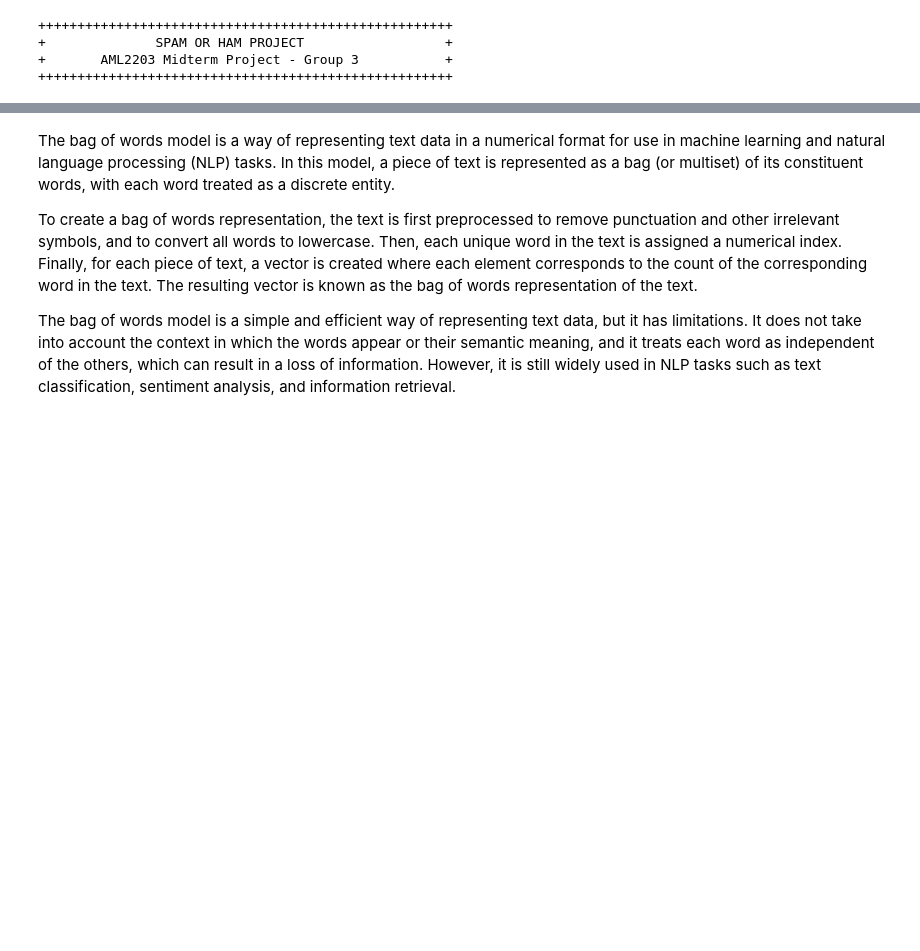
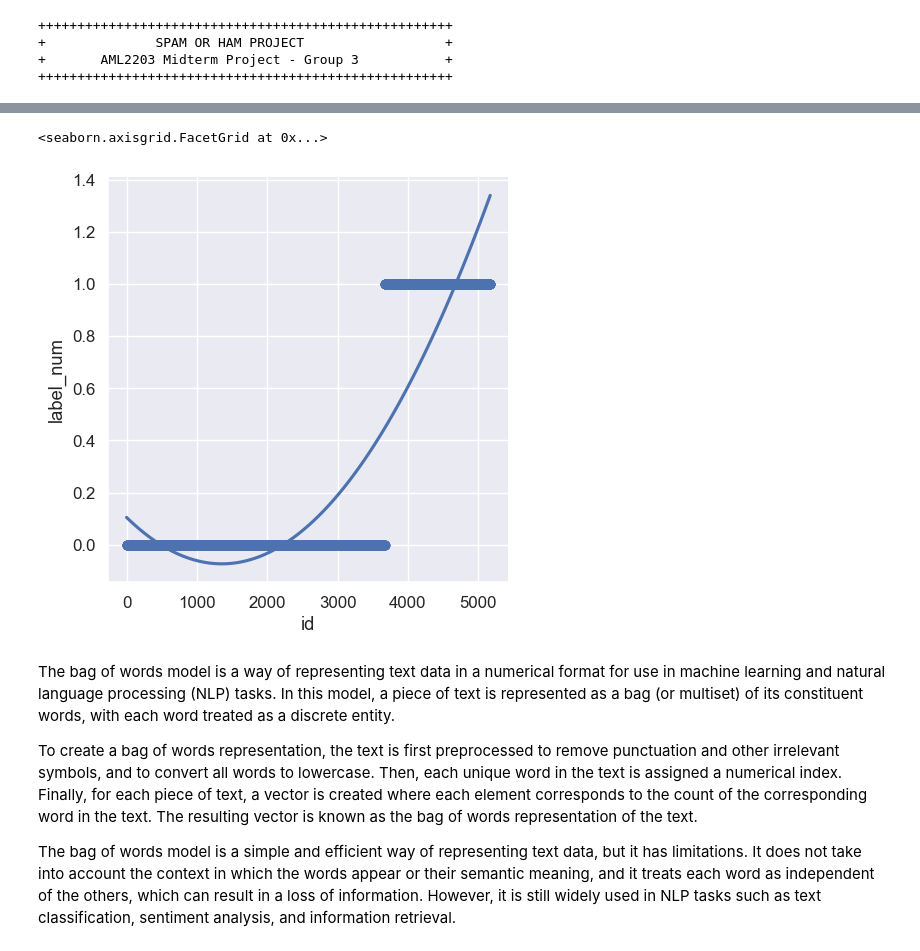
Before and after one commit to LCM-org/aml2203_proj_group3, a Jupyter notebook: EmailSpamOrHamPredictor_G3_Jupiter.ipynb, the cells around one changed output, grey strips where cells are left out. Saved outputs shown, nothing was run; the diff lists cells and outputs as text; code cells hidden in the pictures; blank space fills up the shorter version.

```diff
--- a/EmailSpamOrHamPredictor_G3_Jupiter.ipynb
+++ b/EmailSpamOrHamPredictor_G3_Jupiter.ipynb
@@ -66,3 +74,9 @@ Data columns (total 4 columns):
+# %%
+#plotting the Scatter plot to check relationship between label and text
+sns.lmplot(x ="id", y ="label_num", data = df, order = 2, ci = None)
+# %% [output]
+<seaborn.axisgrid.FacetGrid at 0x...>
+[figure, added]
 # %%
 # Convert the text column into numerical features using the bag-of-words model
 vectorizer = CountVectorizer() # Creates an instance of the CountVectorizer class, a tool for converting a collection of text documents into a matrix of token counts
```
Also changed, not shown: parts of 9 cells of this notebook.
